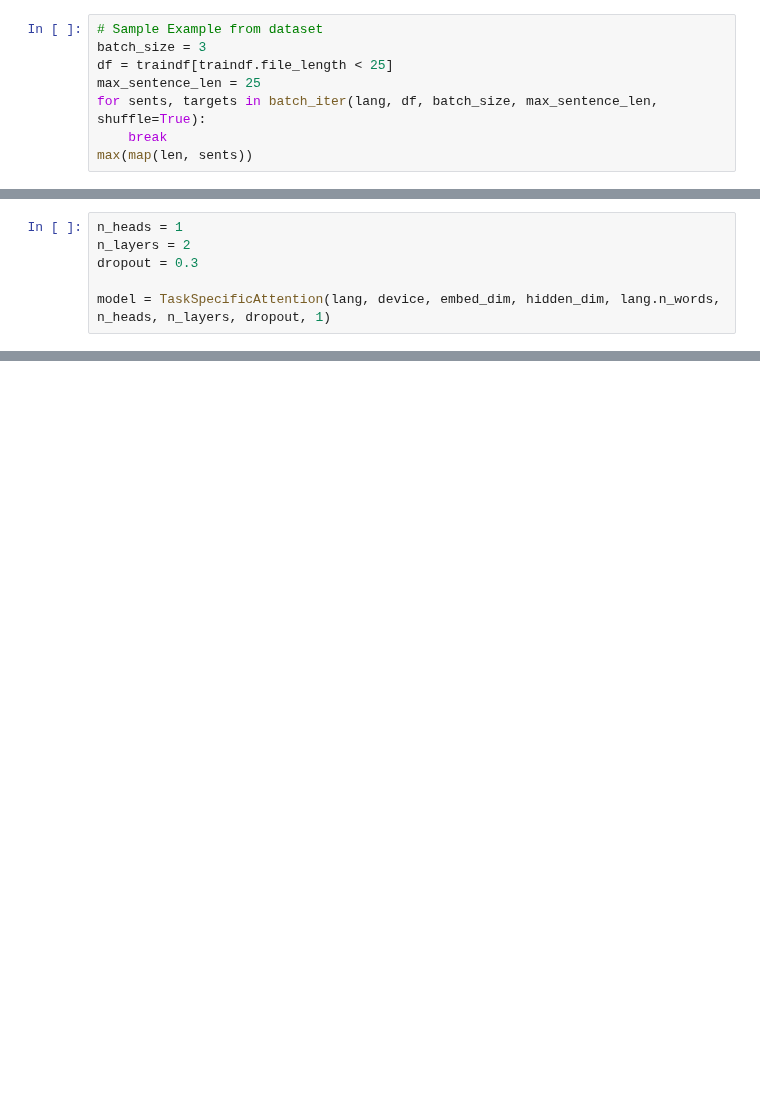
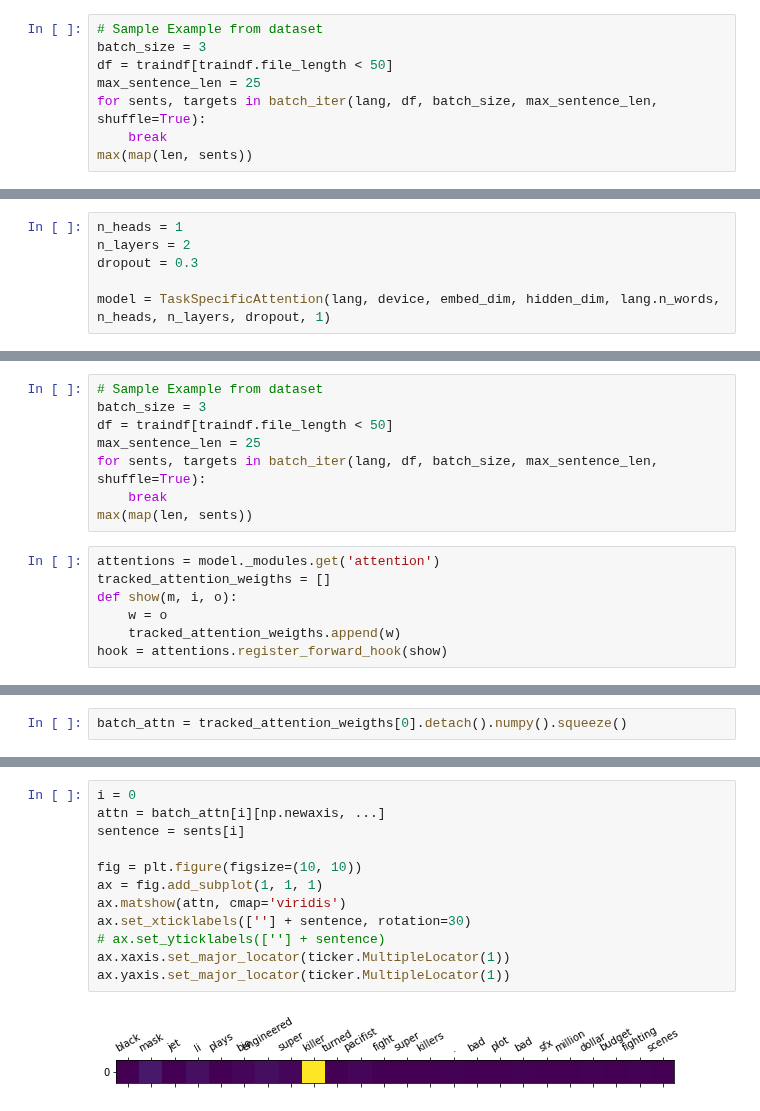
Before and after one commit to gebob19/Dropout-Attention, a Jupyter notebook: torch_workstation.ipynb, the cells around one changed output, grey strips where cells are left out. Saved outputs shown, nothing was run; the diff lists cells and outputs as text; blank space fills up the shorter version.

```diff
--- a/torch_workstation.ipynb
+++ b/torch_workstation.ipynb
@@ -345,7 +345,7 @@ print(np.sum(attention[0]))
 # %%
 # Sample Example from dataset
 batch_size = 3
-df = traindf[traindf.file_length < 25]
+df = traindf[traindf.file_length < 50]
 max_sentence_len = 25
 for sents, targets in batch_iter(lang, df, batch_size, max_sentence_len, shuffle=True):
     break
@@ -500,2 +512,17 @@ model = TaskSpecificAttention(lang, device, embed_dim, hidden_dim, lang.n_words,
+# %%
+# Sample Example from dataset
+batch_size = 3
+df = traindf[traindf.file_length < 50]
+max_sentence_len = 25
+for sents, targets in batch_iter(lang, df, batch_size, max_sentence_len, shuffle=True):
+    break
+max(map(len, sents))
+# %%
+attentions = model._modules.get('attention')
+tracked_attention_weigths = []
+def show(m, i, o):
+    w = o
+    tracked_attention_weigths.append(w)
+hook = attentions.register_forward_hook(show)
 # %%
 model(sents)
@@ -503,0 +530,2 @@ tensor([0.4007, 0.4548, 0.4895], grad_fn=<SqueezeBackward0>)
+# %%
+batch_attn = tracked_attention_weigths[0].detach().numpy().squeeze()
@@ -503,0 +552,14 @@ tensor([0.4007, 0.4548, 0.4895], grad_fn=<SqueezeBackward0>)
+# %%
+i = 0
+attn = batch_attn[i][np.newaxis, ...]
+sentence = sents[i]
+
+fig = plt.figure(figsize=(10, 10))
+ax = fig.add_subplot(1, 1, 1)
+ax.matshow(attn, cmap='viridis')
+ax.set_xticklabels([''] + sentence, rotation=30)
+# ax.set_yticklabels([''] + sentence)
+ax.xaxis.set_major_locator(ticker.MultipleLocator(1))
+ax.yaxis.set_major_locator(ticker.MultipleLocator(1))
+# %% [output]
+[figure, added]
```
Also changed, not shown: parts of 6 cells of this notebook, 1 other file.
